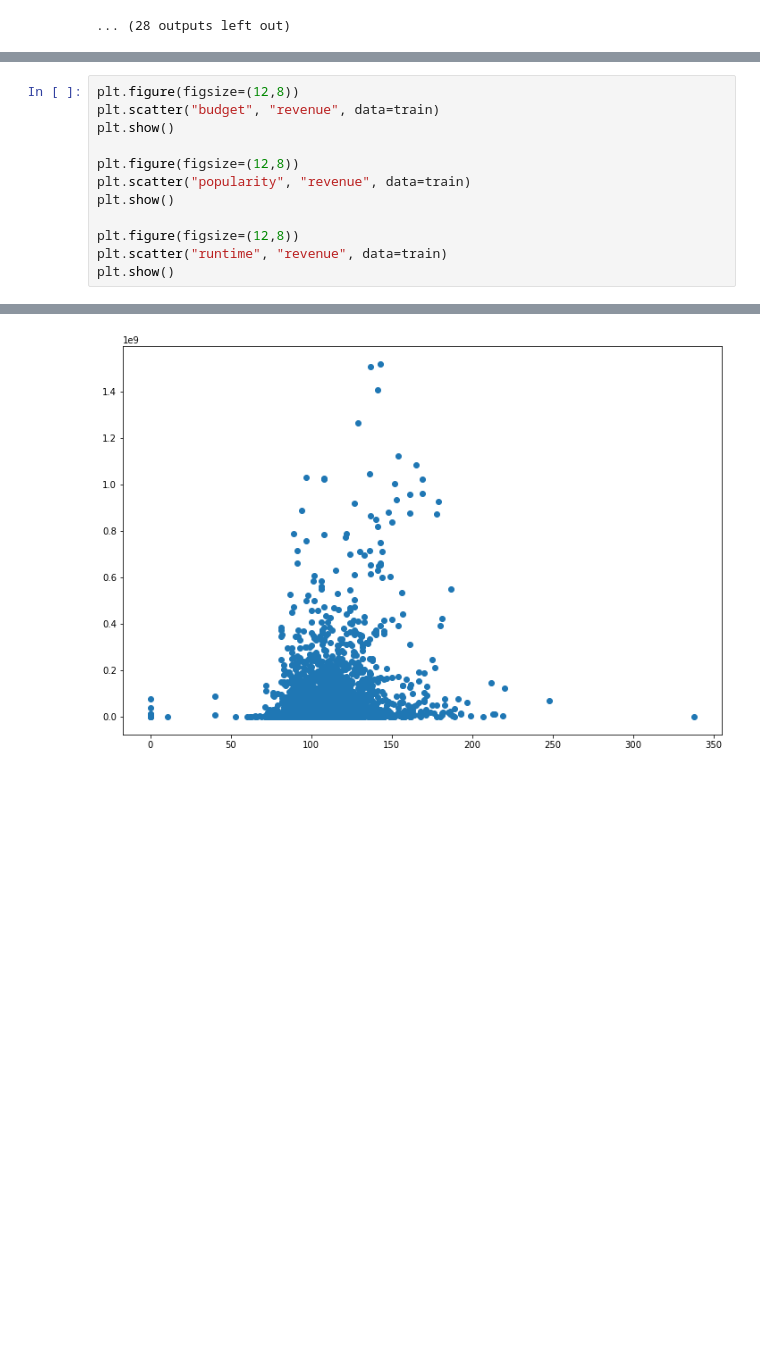
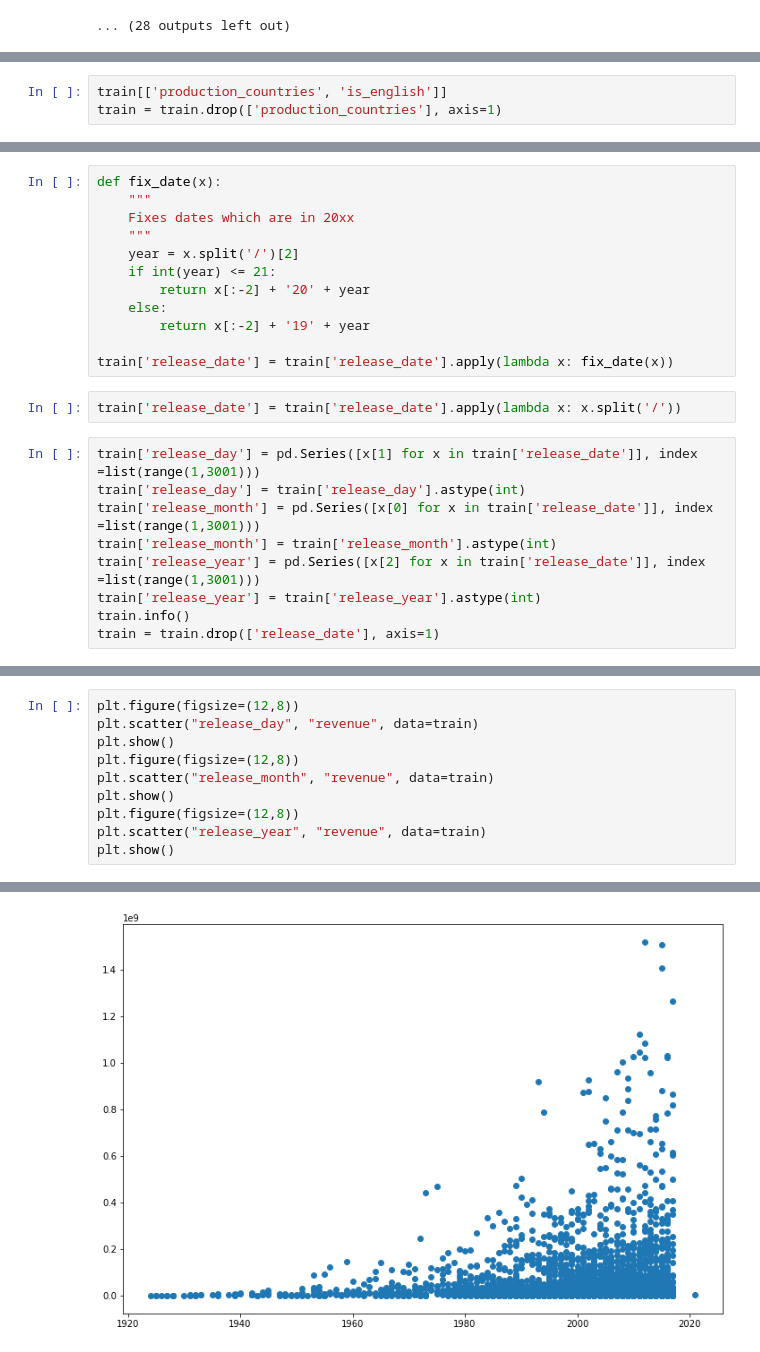
Before and after one commit to giacomobais/Data-WebMining, a Jupyter notebook: Progetto.ipynb, the cells around one changed output, grey strips where cells are left out. Drawn from its saved outputs; the diff is of its cells as text; blank space fills up the shorter version.

```diff
--- a/Progetto.ipynb
+++ b/Progetto.ipynb
@@ -393,0 +391,3 @@ isMetro-Goldwyn-Mayer (MGM)
+# %%
+train[['production_countries', 'is_english']]
+train = train.drop(['production_countries'], axis=1)
@@ -393,0 +404,23 @@ isMetro-Goldwyn-Mayer (MGM)
+# %%
+def fix_date(x):
+    """
+    Fixes dates which are in 20xx
+    """
+    year = x.split('/')[2]
+    if int(year) <= 21:
+        return x[:-2] + '20' + year
+    else:
+        return x[:-2] + '19' + year
+
+train['release_date'] = train['release_date'].apply(lambda x: fix_date(x))
+# %%
+train['release_date'] = train['release_date'].apply(lambda x: x.split('/'))
+# %%
+train['release_day'] = pd.Series([x[1] for x in train['release_date']], index =list(range(1,3001)))
+train['release_day'] = train['release_day'].astype(int)
+train['release_month'] = pd.Series([x[0] for x in train['release_date']], index =list(range(1,3001)))
+train['release_month'] = train['release_month'].astype(int)
+train['release_year'] = pd.Series([x[2] for x in train['release_date']], index =list(range(1,3001)))
+train['release_year'] = train['release_year'].astype(int)
+train.info()
+train = train.drop(['release_date'], axis=1)
@@ -394,13 +445,11 @@ isMetro-Goldwyn-Mayer (MGM)
 # %%
 plt.figure(figsize=(12,8))
-plt.scatter("budget", "revenue", data=train)
+plt.scatter("release_day", "revenue", data=train)
 plt.show()
-
 plt.figure(figsize=(12,8))
-plt.scatter("popularity", "revenue", data=train)
+plt.scatter("release_month", "revenue", data=train)
 plt.show()
-
 plt.figure(figsize=(12,8))
-plt.scatter("runtime", "revenue", data=train)
+plt.scatter("release_year", "revenue", data=train)
 plt.show()
 # %% [output]
@@ -409 +458 @@ plt.show()
-[figure, old version]
+[figure, new version]
```
Also changed, not shown: parts of 34 cells of this notebook.
